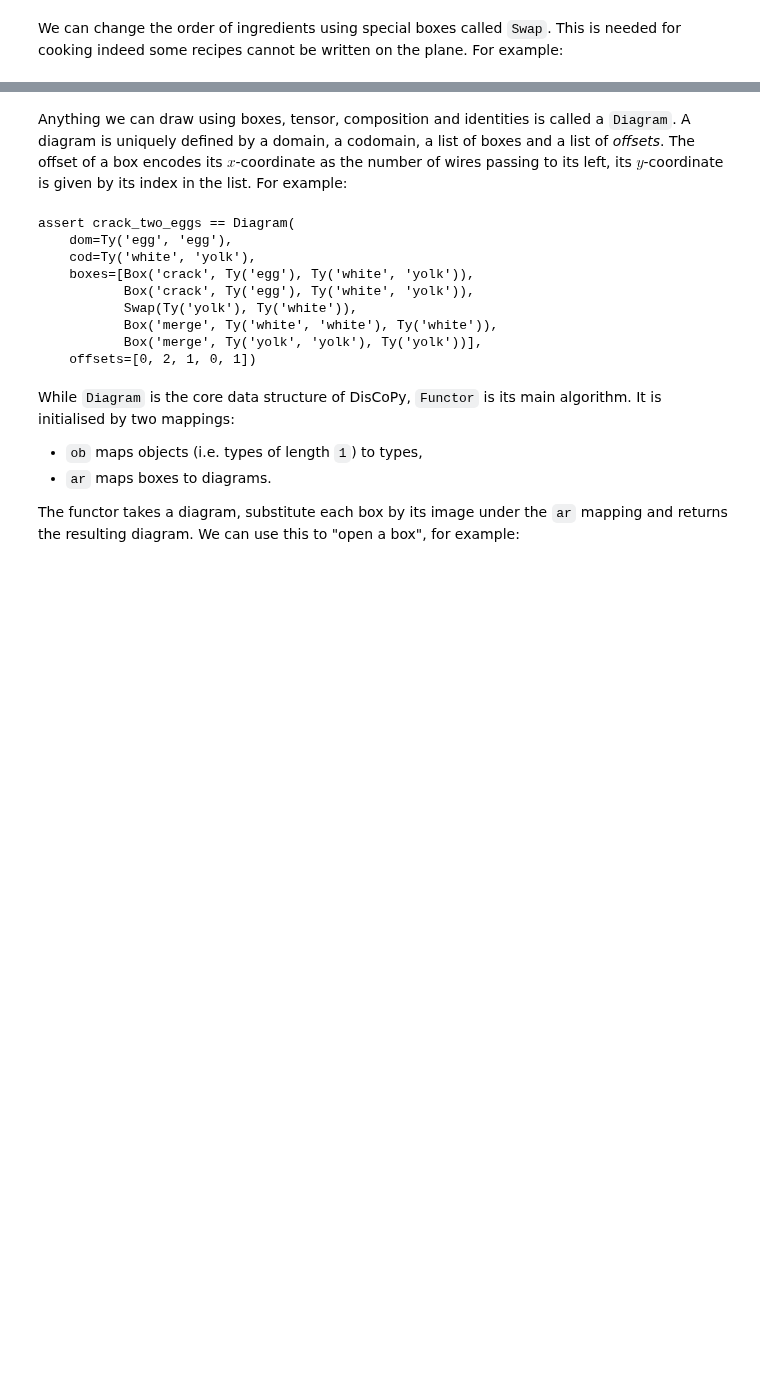
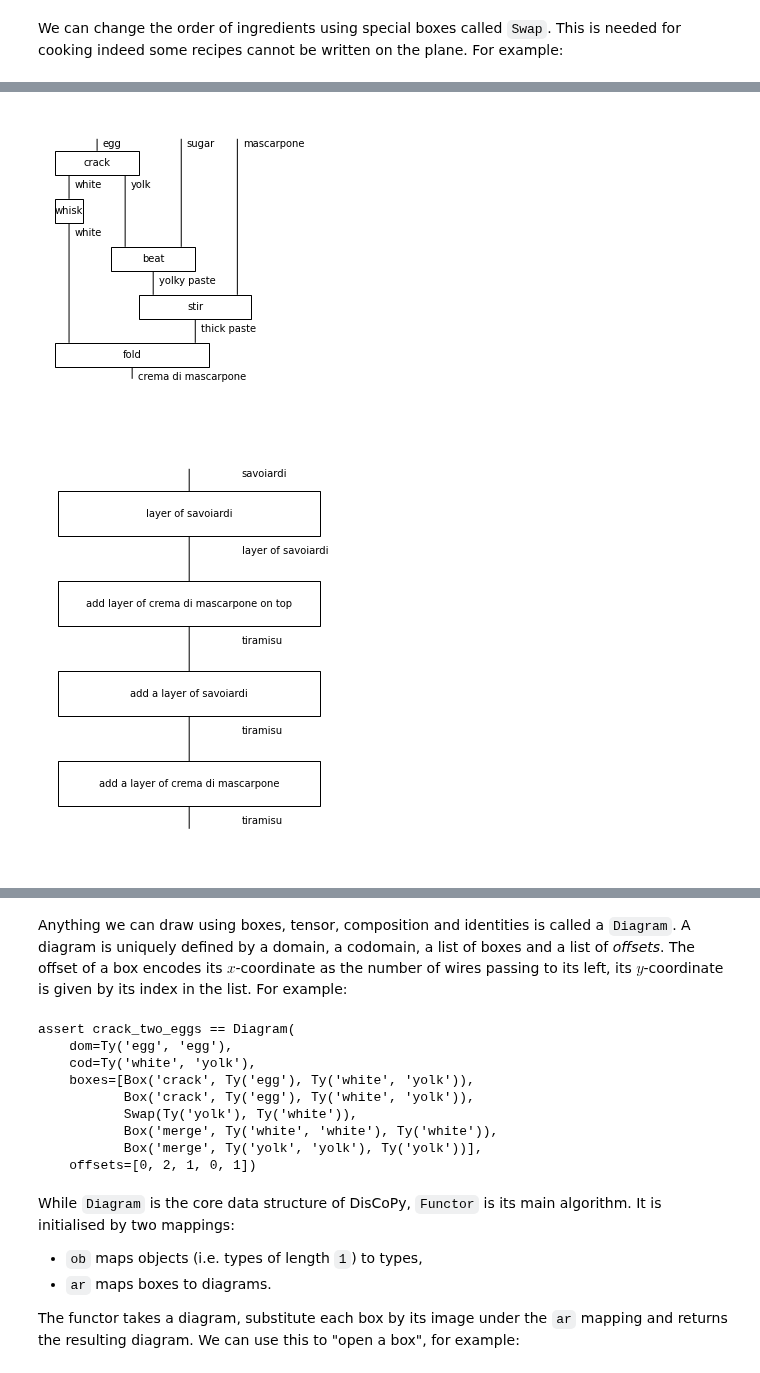
Before and after one commit to CDL-Quantum/CohortProject_2021, a Jupyter notebook: Week4_NLP/qnlp-tutorial.ipynb, the cells around one changed output, grey strips where cells are left out. Drawn from its saved outputs; the diff is of its cells as text; code cells hidden in the pictures; blank space fills up the shorter version.

```diff
--- a/Week4_NLP/qnlp-tutorial.ipynb
+++ b/Week4_NLP/qnlp-tutorial.ipynb
@@ -89,0 +119,55 @@ crack_two_eggs.draw(figsize=(3, 4))
+# %%
+# Draw crema di mascarpone recipe first
+def crema_masc_recipe():
+    egg, white, yolk = Ty('egg'), Ty('white'), Ty('yolk')
+    sugar, mascarpone = Ty('sugar'), Ty('mascarpone')
+    yolky_paste, thick_paste = Ty('yolky paste'), Ty('thick paste')
+    crema_di_mascarpone = Ty('crema di mascarpone')
+
+    crack = Box('crack', egg, white @ yolk)
+    beat = Box('beat', yolk @ sugar, yolky_paste)
+    whisk = Box('whisk', white, white)
+    stir = Box('stir', yolky_paste @ mascarpone, thick_paste)
+    fold = Box('fold', white @ thick_paste, crema_di_mascarpone)
+
+
+    recipe = Id(egg) @ Id(sugar) @Id(mascarpone)\
+        >> crack @ Id(sugar @ mascarpone)\
+        >> whisk @ beat @ Id(mascarpone)\
+        >> Id(white) @ stir\
+        >> fold
+
+    recipe.draw(figsize=(3, 4))
+    return
+
+crema_masc_recipe()
+
+
+# Now we add the tiramisu recipe for n layers of crema di mascarpone and savoiardi (i.e ladyfingers)
+
+tiramisu, savoiardi, layer_sav = Ty('tiramisu'), Ty('savoiardi'), Ty('layer of savoiardi')
+add_layer_masc = Box('add a layer of crema di mascarpone', tiramisu, tiramisu)
+add_layer_sav = Box('add a layer of savoiardi', tiramisu, tiramisu)
+init_layer_sav = Box('layer of savoiardi', savoiardi, layer_sav)
+init_layer_masc = Box('add layer of crema di mascarpone on top', layer_sav, tiramisu)
+
+def tiramisu_with_n_layers(n):
+    recipe = Id(savoiardi)\
+            >> init_layer_sav\
+            >> Id(layer_sav)\
+            >> init_layer_masc\
+            >> Id(tiramisu)
+    if n>1:
+        for it in range(n-1):
+            recipe = recipe\
+                >> add_layer_sav\
+                >> Id(tiramisu)\
+                >> add_layer_masc\
+                >> Id(tiramisu)
+    recipe.draw(figsize=(2*n,3*n))
+    return
+
+tiramisu_with_n_layers(2)
+# %% [output]
+[figure, added]
+[figure, added]
```
Also changed, not shown: parts of 55 cells of this notebook.
